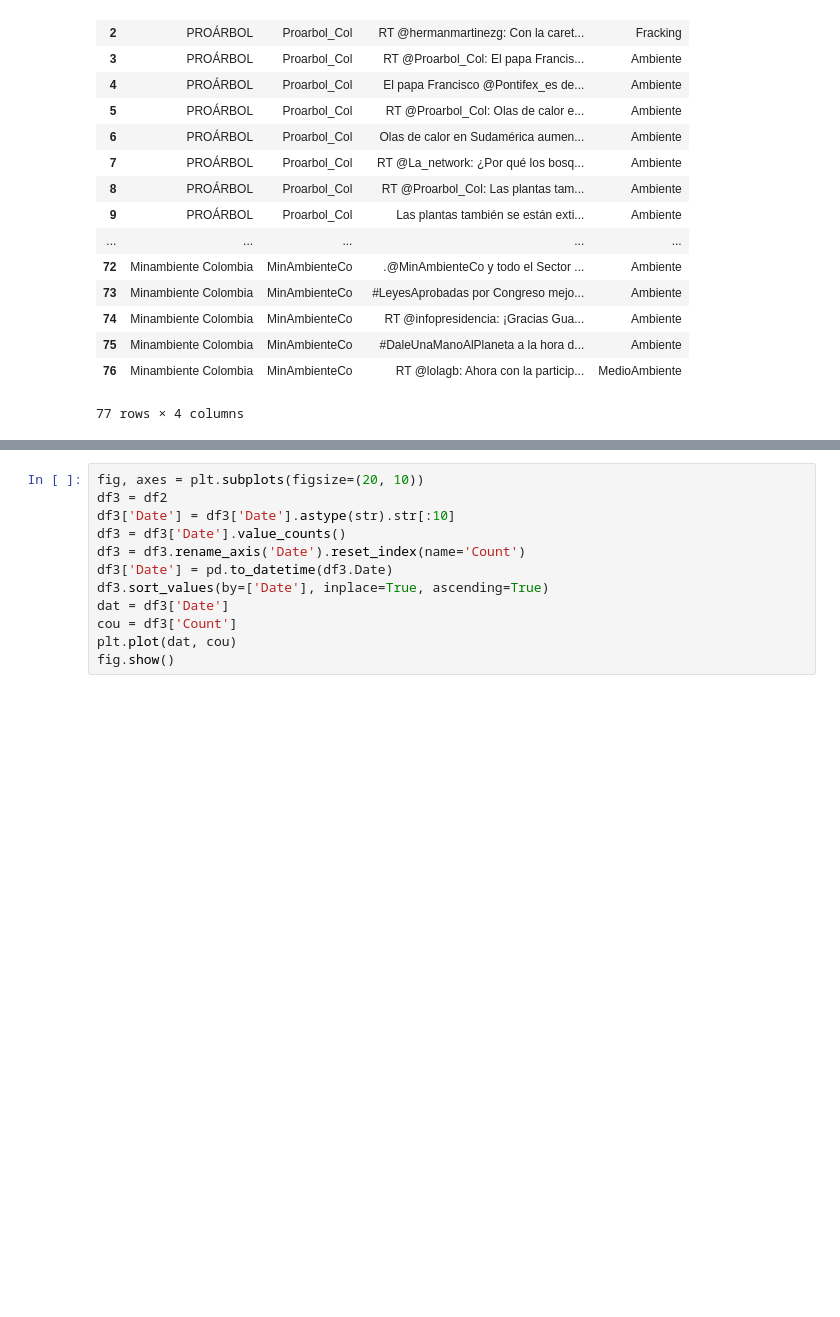
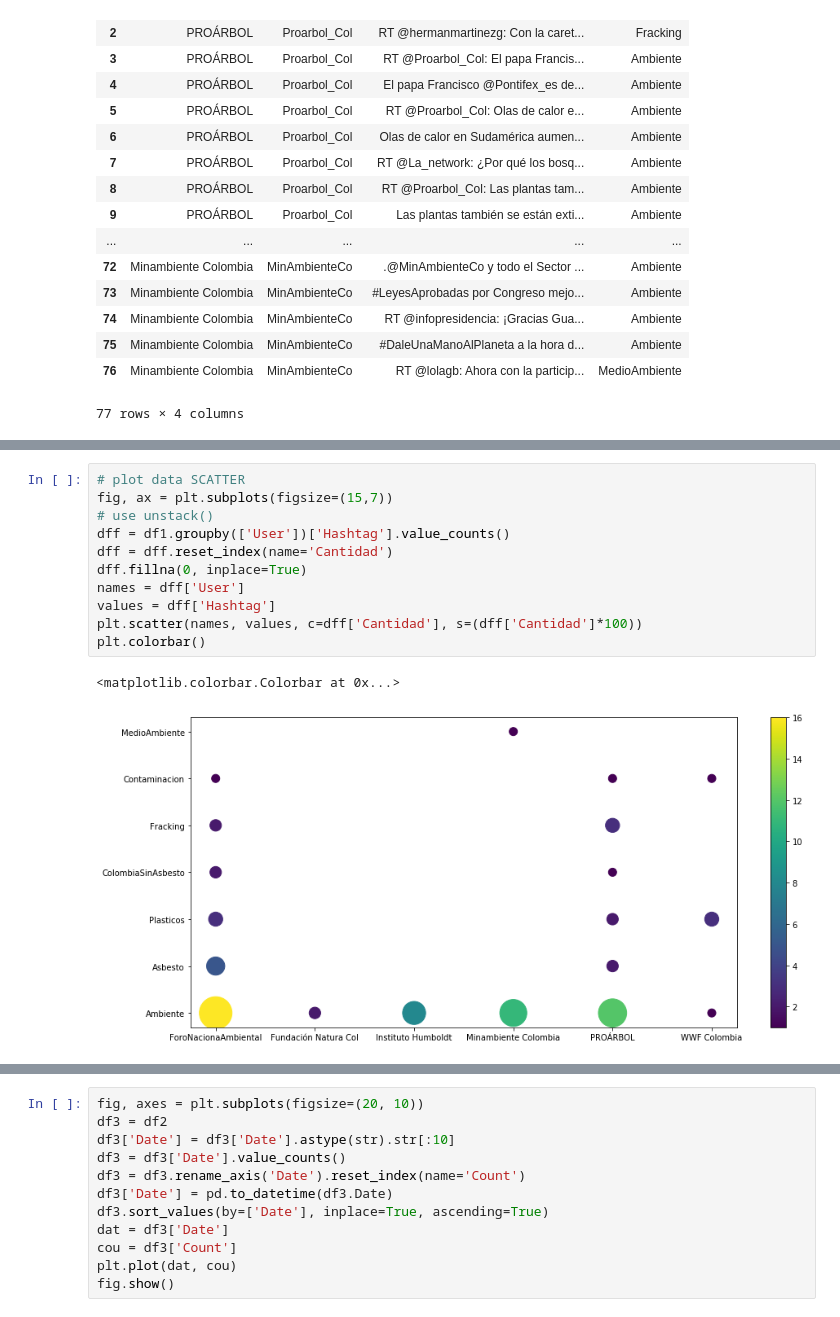
Before and after one commit to davidalejandro1223/Introduccion-ciencia-datos, a Jupyter notebook: Reto 2/ambientalAnalysis/Untitled1.ipynb, the cells around one changed output, grey strips where cells are left out. Drawn from its saved outputs; the diff is of its cells as text; blank space fills up the shorter version.

```diff
--- a/Reto 2/ambientalAnalysis/Untitled1.ipynb
+++ b/Reto 2/ambientalAnalysis/Untitled1.ipynb
@@ -60,3 +66,17 @@ ha = df['Hashtag']
+# %%
+# plot data SCATTER
+fig, ax = plt.subplots(figsize=(15,7))
+# use unstack()
+dff = df1.groupby(['User'])['Hashtag'].value_counts()
+dff = dff.reset_index(name='Cantidad')
+dff.fillna(0, inplace=True)
+names = dff['User']
+values = dff['Hashtag']
+plt.scatter(names, values, c=dff['Cantidad'], s=(dff['Cantidad']*100))
+plt.colorbar()
+# %% [output]
+<matplotlib.colorbar.Colorbar at 0x...>
+[figure, added]
 # %%
 us = 'MinAmbienteCo'
 list_of_tweets = []
```
Also changed, not shown: parts of 4 cells of this notebook.
